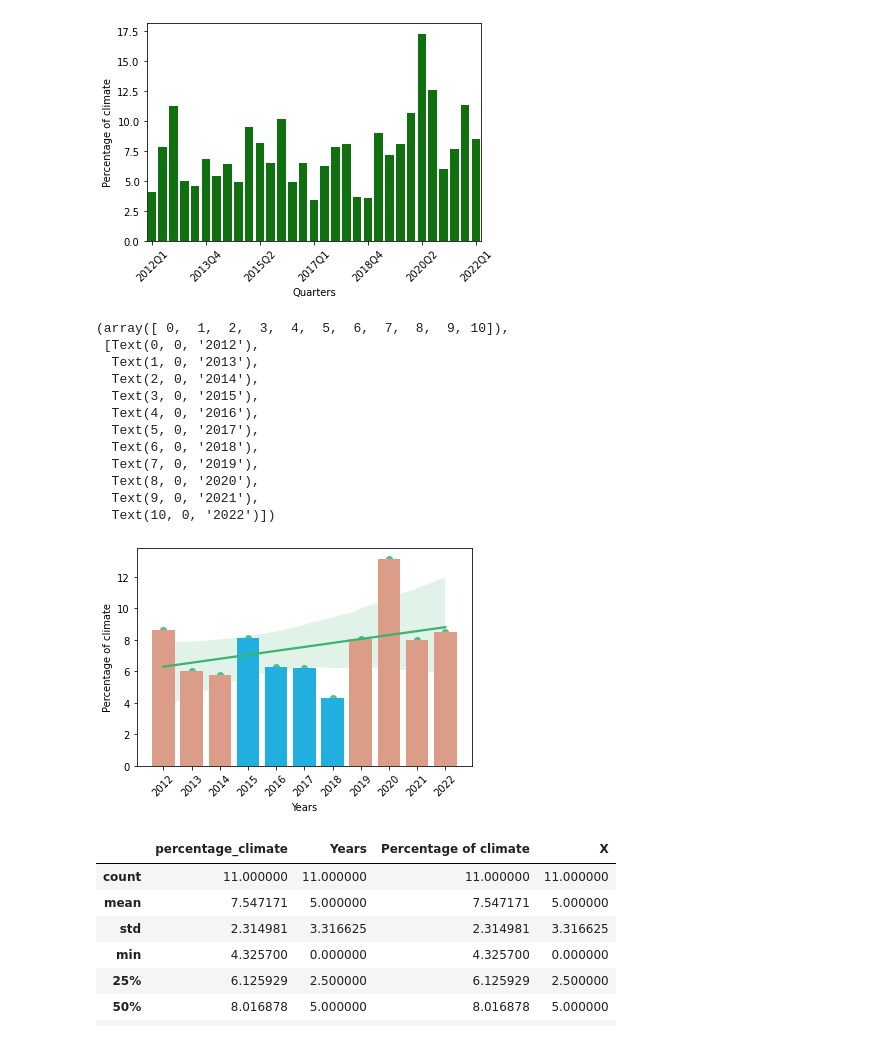
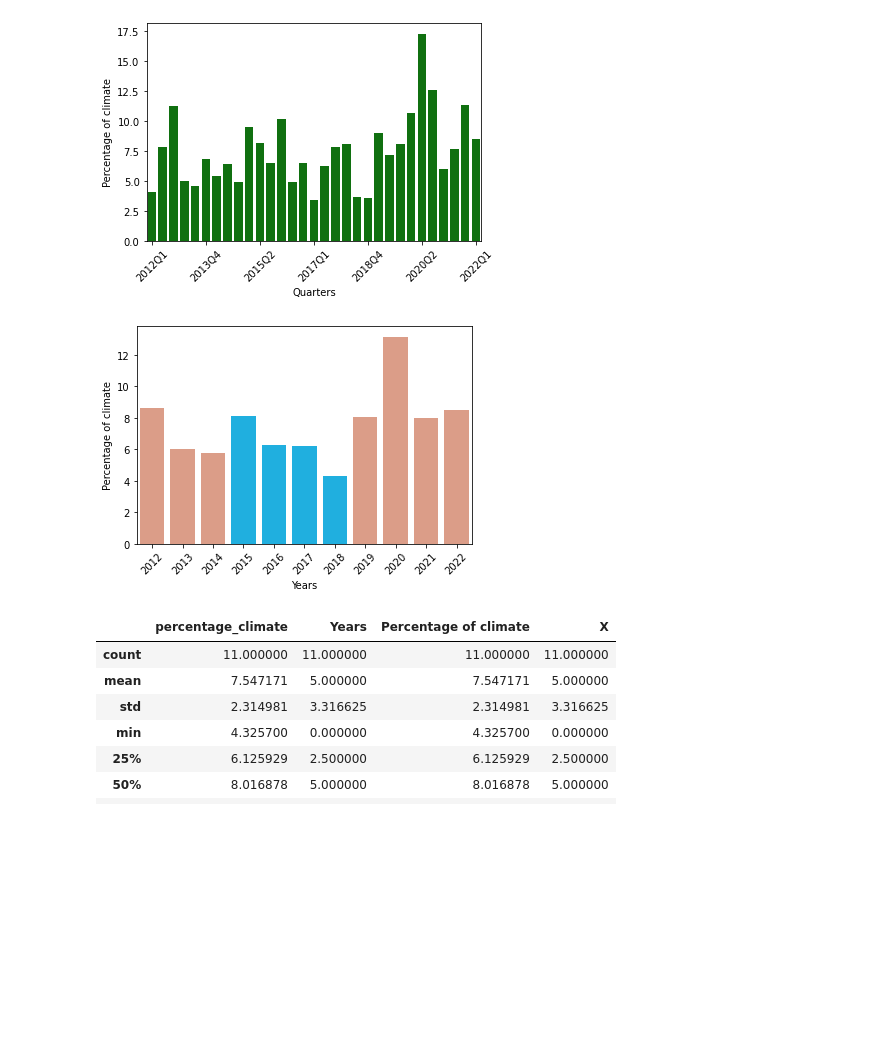
Before and after one commit to jonahank/Vote-Prediction-Model, a Jupyter notebook: data_analysis/ft_vote.ipynb, the cells around one changed output. Drawn from its saved outputs; the diff is of its cells as text; code cells hidden in the pictures; blank space fills up the shorter version.

```diff
--- a/data_analysis/ft_vote.ipynb
+++ b/data_analysis/ft_vote.ipynb
@@ -525,25 +549,14 @@ See the caveats in the documentation: https://pandas.pydata.org/pandas-docs/stab
 # %%
 view2["Years"] = view2["date2"]
 view2["Percentage of climate"] = view2["percentage_climate"]
 g = sns.barplot(data=view2, x="Years", y="Percentage of climate", palette=['darksalmon', 'darksalmon', 'darksalmon', 'deepskyblue', 'deepskyblue', 'deepskyblue', 'deepskyblue', 'darksalmon', 'darksalmon', 'darksalmon'])
 view2["Years"] = range(len(view2))
-g = sns.regplot(x="Years", y="Percentage of climate", data=view2, color="mediumseagreen")
+#g = sns.regplot(x="Years", y="Percentage of climate", data=view2, color="mediumseagreen")
 
 plt.xticks(rotation=45)
+plt.savefig('ft-votes-temporal-prop.pdf', bbox_inches="tight")
 # %% [output]
-(array([ 0,  1,  2,  3,  4,  5,  6,  7,  8,  9, 10]),
- [Text(0, 0, '2012'),
-  Text(1, 0, '2013'),
-  Text(2, 0, '2014'),
-  Text(3, 0, '2015'),
-  Text(4, 0, '2016'),
-  Text(5, 0, '2017'),
-  Text(6, 0, '2018'),
-  Text(7, 0, '2019'),
-  Text(8, 0, '2020'),
-  Text(9, 0, '2021'),
-  Text(10, 0, '2022')])
-[figure, old version]
+[figure, new version]
 # %%
 view2.describe()
 # %% [output]
```
Also changed, not shown: parts of 14 cells of this notebook, 2 other files.
